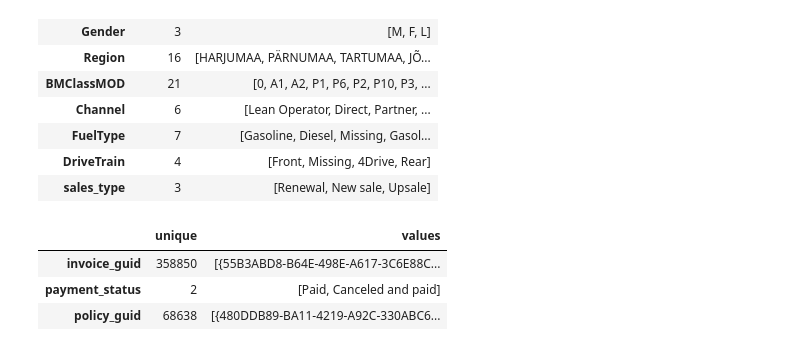
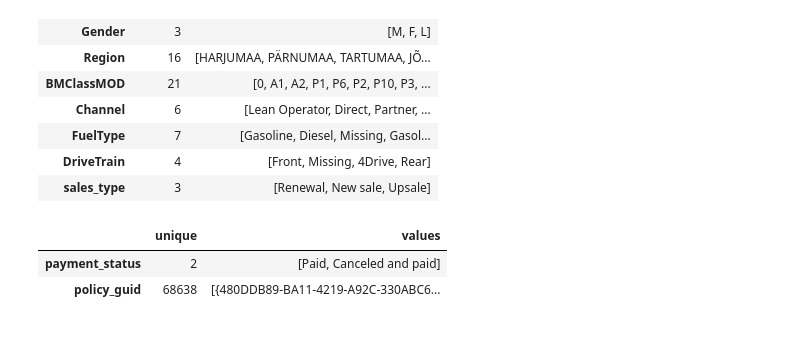
Before and after one commit to IwanVonNeumann/DataScienceTask_01, a Jupyter notebook: LatePayments.ipynb, the cells around one changed output. Cells and saved outputs as stored; diff of their text form; code cells hidden in the pictures.

```diff
--- a/LatePayments.ipynb
+++ b/LatePayments.ipynb
@@ -5,4 +21,5 @@ import pandas as pd
 # %%
-pd.set_option('display.width', 250)
+pd.set_option('display.width', 1000)
 pd.set_option('display.max_colwidth', 120)
+pd.set_option('display.max_columns', 200)
 # %% [markdown]
@@ -10,9 +27,20 @@ pd.set_option('display.max_colwidth', 120)
+# %%
+data_dir = "data"
+invoice_dataset_file_name = "InvoiceData.csv"
+policy_dataset_file_name = "PolicyData.csv"
+
+invoice_dataset_path = os.path.join(data_dir, invoice_dataset_file_name)
+policy_dataset_path = os.path.join(data_dir, policy_dataset_file_name)
 # %%
-policy_df = pd.read_csv("PolicyData.csv", encoding="ISO-8859-1", sep=";", parse_dates=[
-    "ClientBirthday","PolicyIssueDate", "PolicyStartDate", "PolicyEndDate", "PolicyActualEndDate"
-])
+policy_df = pd.read_csv(
+    policy_dataset_path, encoding="ISO-8859-1", sep=";",
+    parse_dates=["ClientBirthday", "PolicyIssueDate", "PolicyStartDate", "PolicyEndDate", "PolicyActualEndDate"],
+#     index_col="policy_guid", # weird bug, will be set later..
+)
 
-invoice_df = pd.read_csv("InvoiceData.csv", encoding="ISO-8859-1", sep=";", parse_dates=["due_date", "paid_date"])
+invoice_df = pd.read_csv(
+    invoice_dataset_path, encoding="ISO-8859-1", sep=";", parse_dates=["due_date", "paid_date"], index_col="invoice_guid"
+)
 # %%
 policy_df["Premium"] = policy_df["Premium"].str.replace(",", ".").astype(float)
 
@@ -64,5 +104,5 @@ dtype: object
 # %%
-def create_stats_df(df):
+def categorical_stats(df):
     values_df = df.select_dtypes(include="object").nunique().to_frame(name="unique")
     values_df["values"] = values_df.apply(lambda item: df[item.name].unique().tolist(), axis=1)
     return values_df
@@ -88,7 +126,6 @@ policy_df.drop(columns=["Country"], inplace=True)
 # %%
-create_stats_df(invoice_df)
+categorical_stats(invoice_df)
 # %% [output]
 |  | unique | values |
-| invoice_guid | 358850 | [{55B3ABD8-B64E-498E-A617-3C6E88C... |
 | payment_status | 2 | [Paid, Canceled and paid] |
 | policy_guid | 68638 | [{480DDB89-BA11-4219-A92C-330ABC6... |
```
Also changed, not shown: parts of 94 cells of this notebook.
